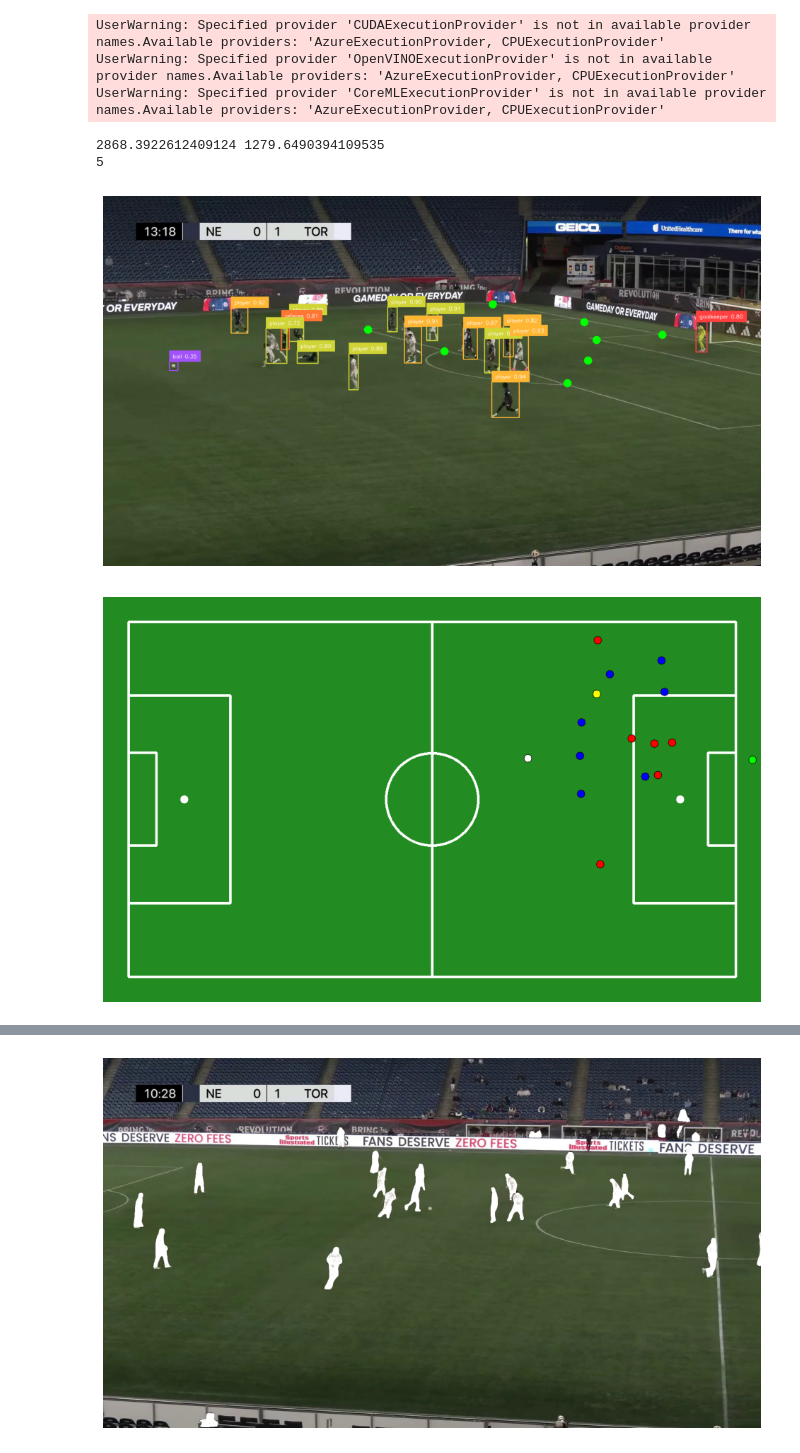
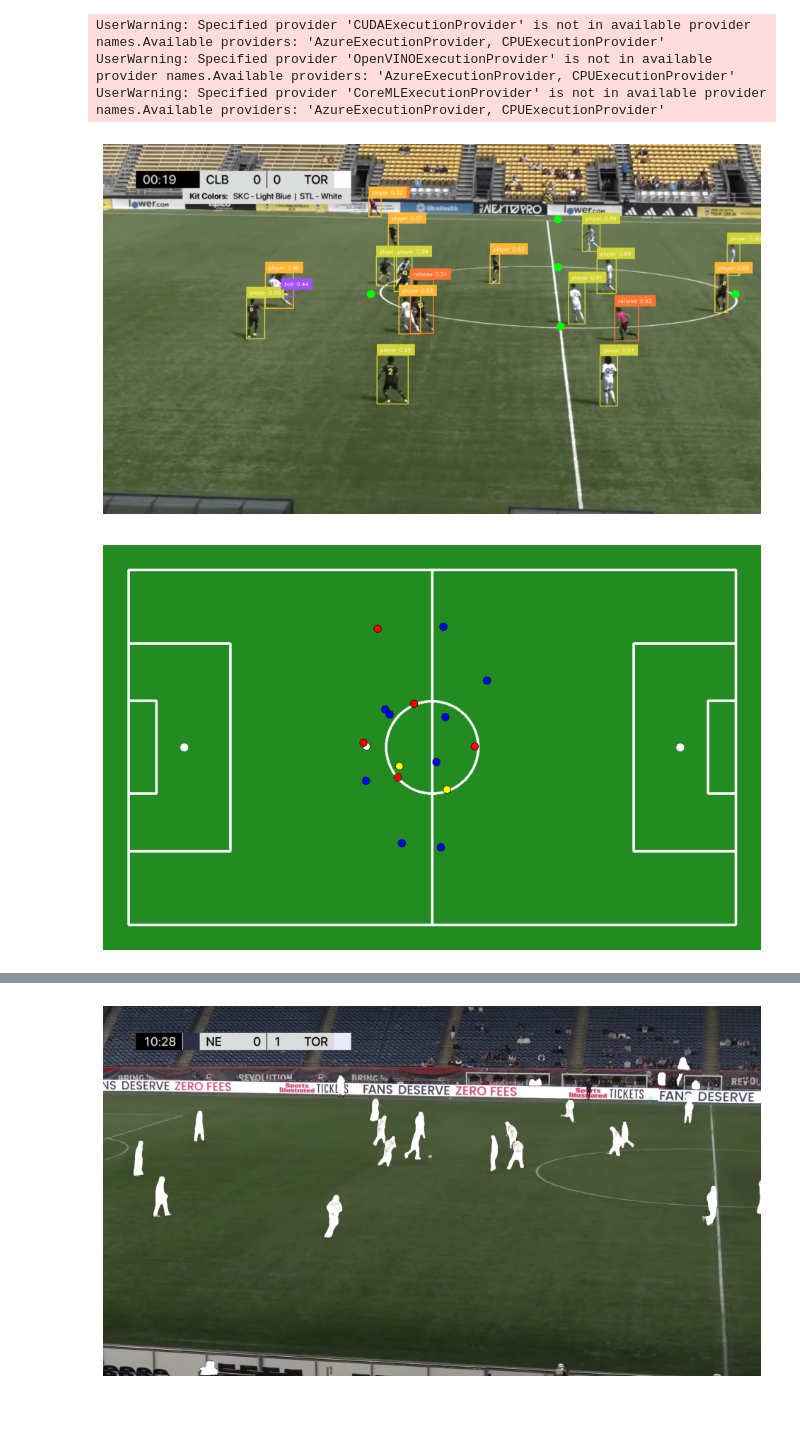
Before and after one commit to Isss11/soccer-computer-vision-analysis, a Jupyter notebook: detector.ipynb, the cells around one changed output, grey strips where cells are left out. Drawn from its saved outputs; the diff is of its cells as text; code cells hidden in the pictures; blank space fills up the shorter version.

```diff
--- a/detector.ipynb
+++ b/detector.ipynb
@@ -164,8 +164,6 @@ class ViewTransformer:
 
         return points.reshape(-1, 2).astype(np.float32)
 # %%
-from dataclasses import dataclass, field
-from typing import List, Tuple
 
 from dataclasses import dataclass, field
 from typing import List, Tuple
@@ -181,6 +179,9 @@ class SoccerPitchConfiguration:
     goal_box_length: int = 550  # [cm]
     centre_circle_radius: int = 915  # [cm]
     penalty_spot_distance: int = 1100  # [cm]
+
+    # Added this to address the issue with the post keypoints being detected slightly closer than they were
+    post_size: int = 200 # [cm]
 
     @property
     def vertices(self) -> List[Tuple[int, int]]:
@@ -235,10 +236,10 @@ class SoccerPitchConfiguration:
             (self.length, self.width),  # 30
             (self.length / 2 - self.centre_circle_radius, self.width / 2),  # 31
             (self.length / 2 + self.centre_circle_radius, self.width / 2),  # 32
-            (0, (self.width + self.goal_box_width / 2) / 2), # 33
-            (0, (self.width - self.goal_box_width / 2) / 2), # 34
-            (self.length, (self.width - self.goal_box_width / 2) / 2), #35
-            (self.length, (self.width + self.goal_box_width / 2) / 2), #36
+            (self.post_size, (self.width + self.goal_box_width / 2) / 2), # 33
+            (self.post_size, (self.width - self.goal_box_width / 2) / 2), # 34
+            (self.length - self.post_size, (self.width - self.goal_box_width / 2) / 2), #35
+            (self.length - self.post_size, (self.width + self.goal_box_width / 2) / 2), #36
         ]
 
     edges: List[Tuple[int, int]] = field(default_factory=lambda: [
@@ -654,40 +732,37 @@ def processVideoFrame(frame):
 # %%
 import supervision as sv
 from tqdm import tqdm
 from sports.common.team import TeamClassifier
 
-SOURCE_VIDEO_PATH = "soccerClipFootage_1.mp4"
+SOURCE_VIDEO_PATH = "example-input/soccerClipFootage_1.mp4"
 PLAYER_ID = 2
 STRIDE = 30
 
 frame_generator = sv.get_video_frames_generator(
     source_path=SOURCE_VIDEO_PATH, stride=STRIDE)
 
 crops = []
 for frame in tqdm(frame_generator, desc='collecting crops'):
     result = objectModel.infer(frame, confidence=OBJECT_CONFIDENCE_LEVEL)[0]
     detections = sv.Detections.from_inference(result)
     playersDetections = detections[detections.class_id == NO_TEAM_PLAYER_CLASS_ID]
     playersCrops = [sv.crop_image(frame, xyxy) for xyxy in playersDetections.xyxy]
     crops += playersCrops
 
 teamClassifier = TeamClassifier(device="cuda")
 teamClassifier.fit(crops)
 
-
 # Perspective transformation
-fileName = f"images-pitch/frame150.jpg"
+fileName = f"images-pitch/frame335.jpg"
 image = cv2.imread(fileName)
 
-exampleFrame = SoccerFrame(image, teamClassifier=teamClassifier)
-print(exampleFrame.getClosestTeamToBall())
+exampleFrame = SoccerFrameAnalyzer(image, teamClassifier=teamClassifier)
+# print(exampleFrame.getClosestTeamToBall())
 
 sv.plot_image(exampleFrame.getAnnotatedFootage())
 sv.plot_image(exampleFrame.getAnnotatedPitch())
 # %% [output]
-2868.3922612409124 1279.6490394109535
-5
-[figure, old version]
+[figure, new version]
-[figure, old version]
+[figure, new version]
 # %%
 print("Computing frames...")
```
Also changed, not shown: parts of 4 cells of this notebook.
